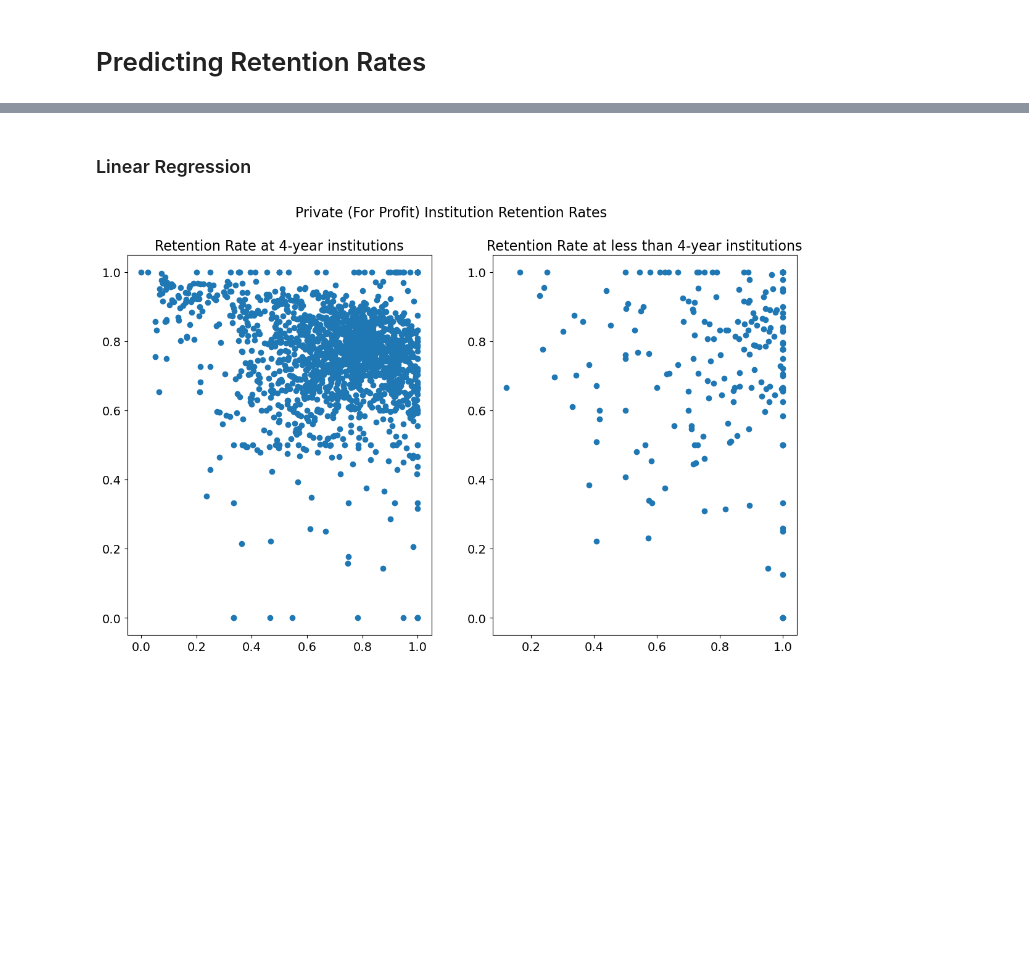
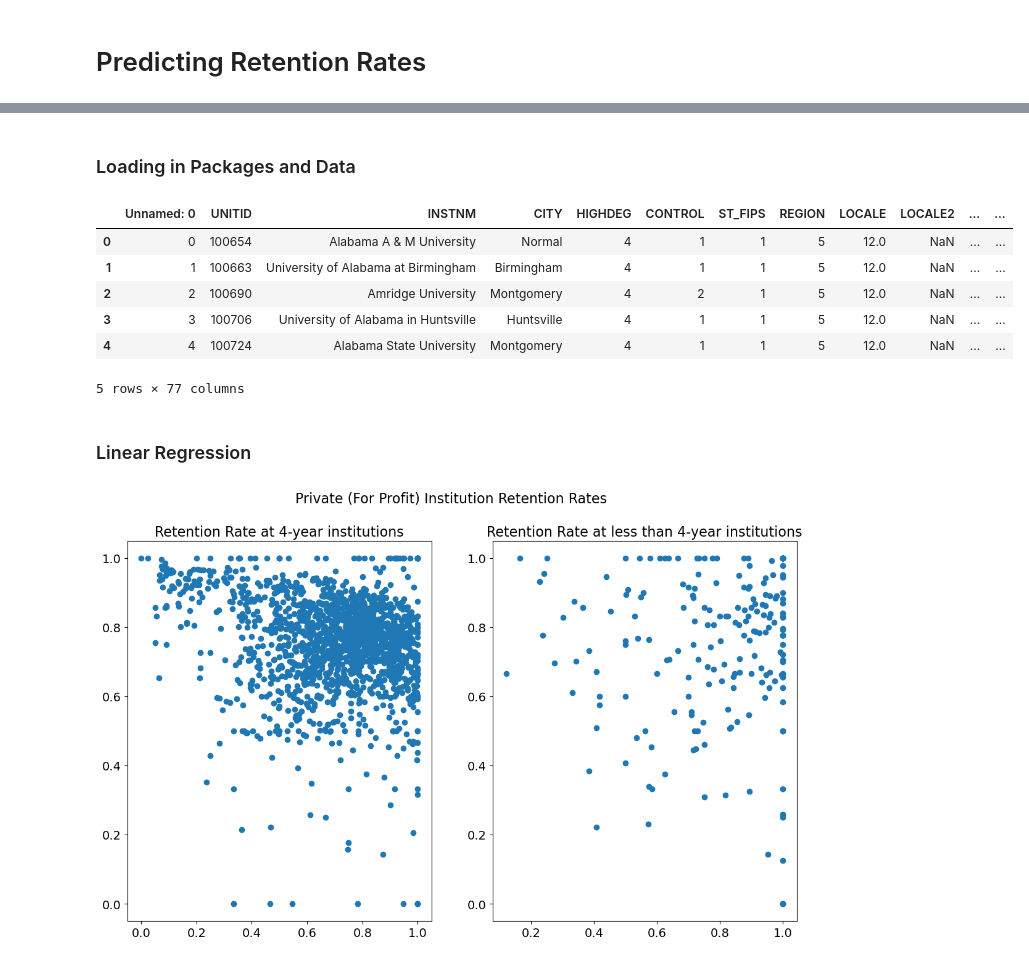
Before and after one commit to UCB-stat-159-s23/project-Group11, a Jupyter notebook: _sources/Variable_Analysis.ipynb, the cells around one changed output, grey strips where cells are left out. Saved outputs shown, nothing was run; the diff lists cells and outputs as text; code cells hidden in the pictures; blank space fills up the shorter version.

```diff
--- a/_sources/Variable_Analysis.ipynb
+++ b/_sources/Variable_Analysis.ipynb
@@ -3,3 +8,38 @@
+# %% [markdown]
+### Loading in Packages and Data
+# %%
+import matplotlib.pyplot as plt
+import numpy as np
+import seaborn as sns
+import pandas as pd
+
+# Prep plotting aesthetics
+# Set font size names
+SMALL_SIZE = 14
+MEDIUM_SIZE = 16
+# Set font sizes
+plt.rc('font', size=SMALL_SIZE)          # controls default text sizes
+plt.rc('axes', titlesize=MEDIUM_SIZE)    # fontsize of the axes title
+plt.rc('axes', labelsize=MEDIUM_SIZE)    # fontsize of the x and y labels
+plt.rc('xtick', labelsize=SMALL_SIZE)    # fontsize of the tick labels
+plt.rc('ytick', labelsize=SMALL_SIZE)    # fontsize of the tick labels
+plt.rc('legend', fontsize=SMALL_SIZE)    # legend fontsize
+plt.rc('figure', titlesize=MEDIUM_SIZE)  # fontsize of the figure title
+# Set figure size
+plt.rcParams["figure.figsize"] = (14, 8) # size of the figure plotted
+
+# Load in cleaned data
+data = pd.read_csv("data/Most-Recent-Cohorts-Institution-filtered.csv")
+
+data.head()
+# %% [output]
+|  | Unnamed: 0 | UNITID | INSTNM | CITY | HIGHDEG | CONTROL | ST_FIPS | REGION | LOCALE | LOCALE2 | ... | ... |
+| 0 | 0 | 100654 | Alabama A & M University | Normal | 4 | 1 | 1 | 5 | 12.0 | NaN | ... | ... |
+| 1 | 1 | 100663 | University of Alabama at Birmingham | Birmingham | 4 | 1 | 1 | 5 | 12.0 | NaN | ... | ... |
+| 2 | 2 | 100690 | Amridge University | Montgomery | 4 | 2 | 1 | 5 | 12.0 | NaN | ... | ... |
+| 3 | 3 | 100706 | University of Alabama in Huntsville | Huntsville | 4 | 1 | 1 | 5 | 12.0 | NaN | ... | ... |
+| 4 | 4 | 100724 | Alabama State University | Montgomery | 4 | 1 | 1 | 5 | 12.0 | NaN | ... | ... |
+5 rows × 77 columns
 # %% [markdown]
 ### Linear Regression
 # %%
```
Also changed, not shown: parts of 1 cell of this notebook, 11 other files.
